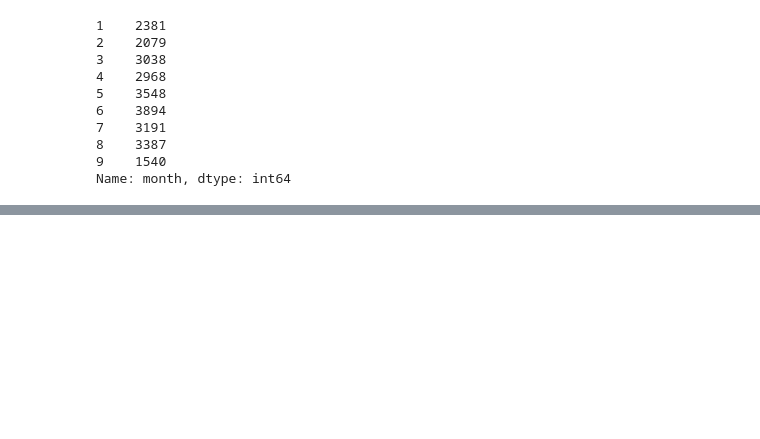
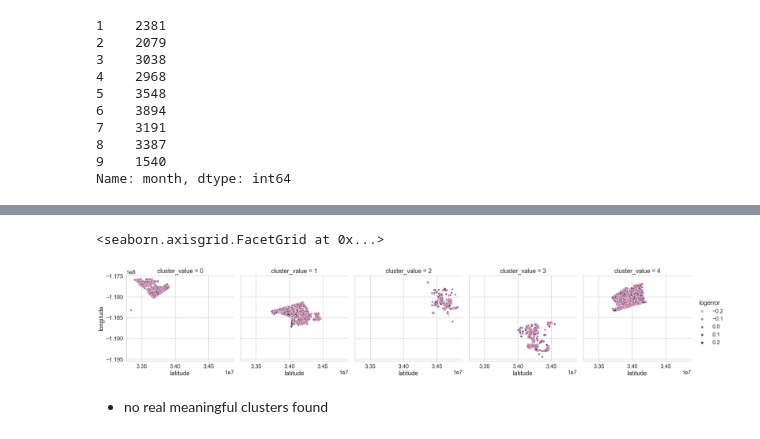
Before and after one commit to codyclonts/zillow_clustering_project, a Jupyter notebook: final_report.ipynb, the cells around one changed output, grey strips where cells are left out. Saved outputs shown, nothing was run; the diff lists cells and outputs as text; code cells hidden in the pictures; blank space fills up the shorter version.

```diff
--- a/final_report.ipynb
+++ b/final_report.ipynb
@@ -204,0 +323,24 @@ plt.show()
+# %%
+# Creating my X values to use for clustering
+X= train_s[['age', 'taxvaluedollarcnt', 'month', 'latitude','longitude']]
+X1= validate_s[['age', 'taxvaluedollarcnt', 'month', 'latitude','longitude']]
+X2= test_s[['age', 'taxvaluedollarcnt', 'month', 'latitude','longitude']]
+# %%
+#creating and fitting the KMeans model, then predicting
+kmeans = KMeans(n_clusters=5)
+kmeans.fit(X)
+
+kmeans.predict(X)
+
+#storing the predicted cluster
+train_s['cluster_value'] = kmeans.predict(X)
+validate_s['cluster_value'] = kmeans.predict(X1)
+test_s['cluster_value'] = kmeans.predict(X2)
+# %%
+# Plotting results
+sns.relplot(data=train_s, x='latitude', y='longitude', col='cluster_value', hue='logerror')
+# %% [output]
+<seaborn.axisgrid.FacetGrid at 0x...>
+[figure, added]
+# %% [markdown]
+- no real meaningful clusters found
```
Also changed, not shown: parts of 67 cells of this notebook.
